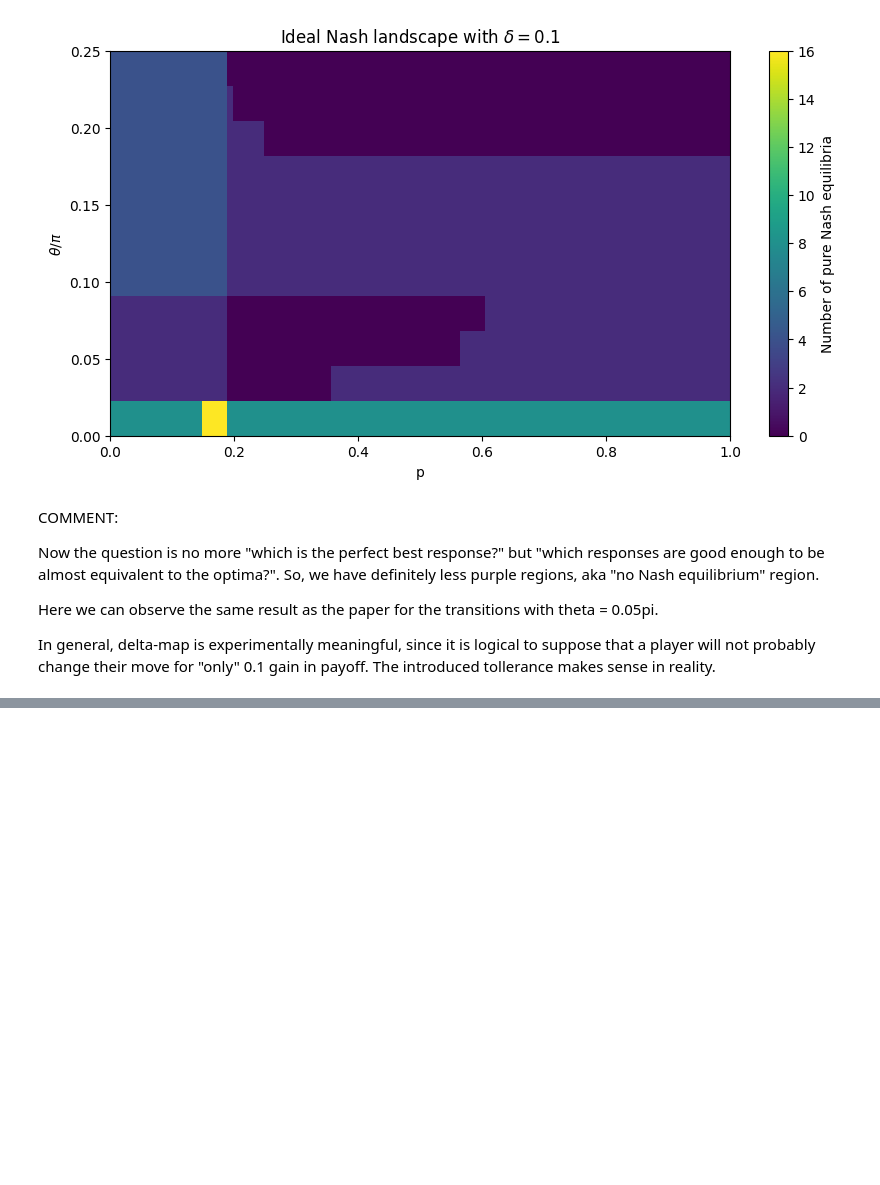
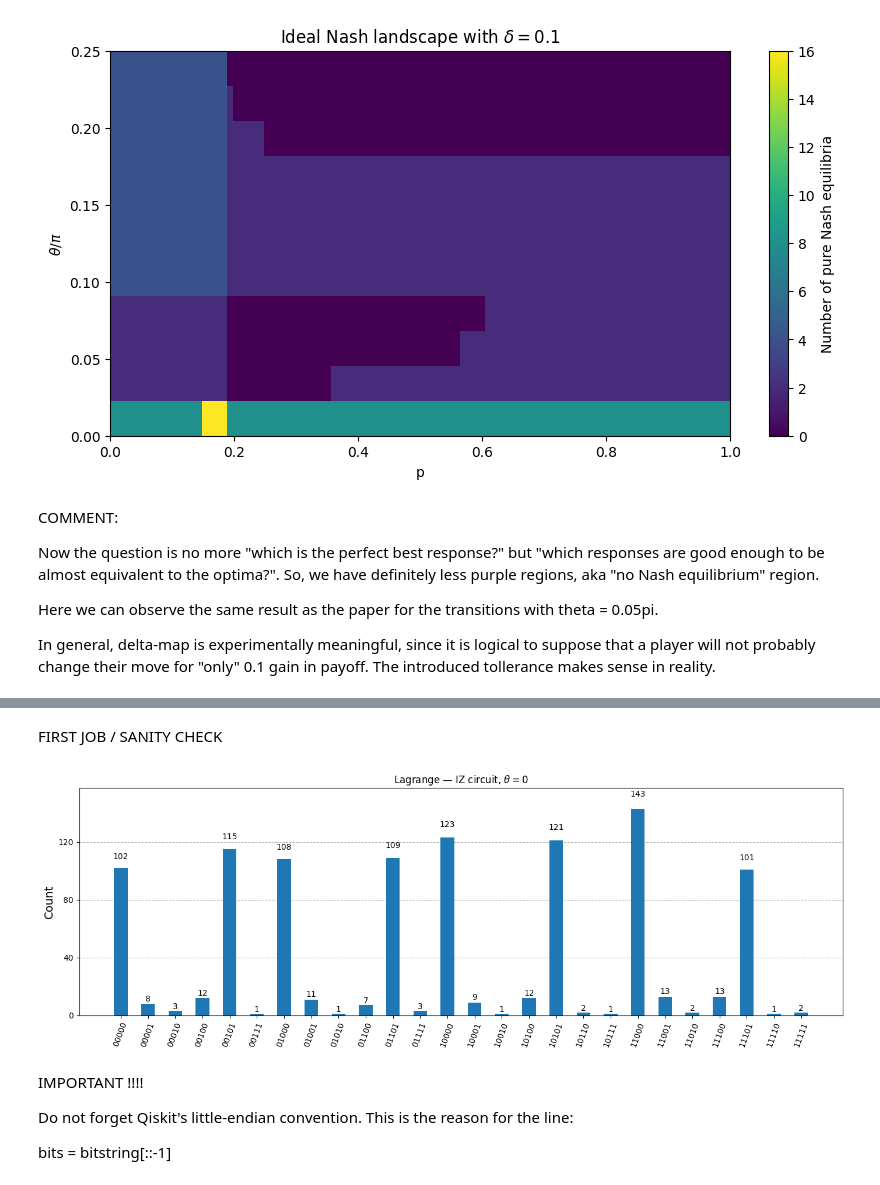
Before and after one commit to paperback99-byte/BAYESIAN-QUANTUM-GAMES, a Jupyter notebook: BAYESIAN_QUANTUM_GAMES.ipynb, the cells around one changed output, grey strips where cells are left out. Saved outputs shown, nothing was run; the diff lists cells and outputs as text; code cells hidden in the pictures; blank space fills up the shorter version.

```diff
--- a/BAYESIAN_QUANTUM_GAMES.ipynb
+++ b/BAYESIAN_QUANTUM_GAMES.ipynb
@@ -1816,0 +1831,19 @@ In general, delta-map is experimentally meaningful, since it is logical to suppo
+# %%
+def add_measurements(circuit):
+    """
+    Return a copy of the circuit with measurements
+    on all qubits.
+    """
+
+    measured_circuit = circuit.copy()
+    measured_circuit.measure_all()
+
+    return measured_circuit
+# %%
+theta_test = 0.0
+
+logical_IZ = create_5q_IZ_circuit(theta_test)
+logical_XY = create_5q_XY_circuit(theta_test)
+
+hardware_IZ = add_measurements(logical_IZ)
+hardware_XY = add_measurements(logical_XY)
@@ -1816,0 +1866,10 @@ In general, delta-map is experimentally meaningful, since it is logical to suppo
+# %%
+transpiled_IZ = transpile(
+    hardware_IZ,
+    backend=backend
+)
+
+transpiled_XY = transpile(
+    hardware_XY,
+    backend=backend
+)
@@ -1816,0 +1940,18 @@ In general, delta-map is experimentally meaningful, since it is logical to suppo
+# %% [markdown]
+FIRST JOB / SANITY CHECK
+# %%
+job = backend.run(
+    [transpiled_IZ],
+    shots=1024
+)
+
+result = job.result()
+counts_IZ = result.get_counts()
+
+plot_histogram(
+    counts_IZ,
+    title=r"Lagrange — IZ circuit, $\theta=0$",
+    figsize=(14, 5)
+)
+# %% [output]
+[figure, added]
@@ -1816,0 +2046,6 @@ In general, delta-map is experimentally meaningful, since it is logical to suppo
+# %% [markdown]
+IMPORTANT !!!!
+
+Do not forget Qiskit's little-endian convention. This is the reason for the line:
+
+bits = bitstring[::-1]
```
Also changed, not shown: parts of 32 cells of this notebook.
